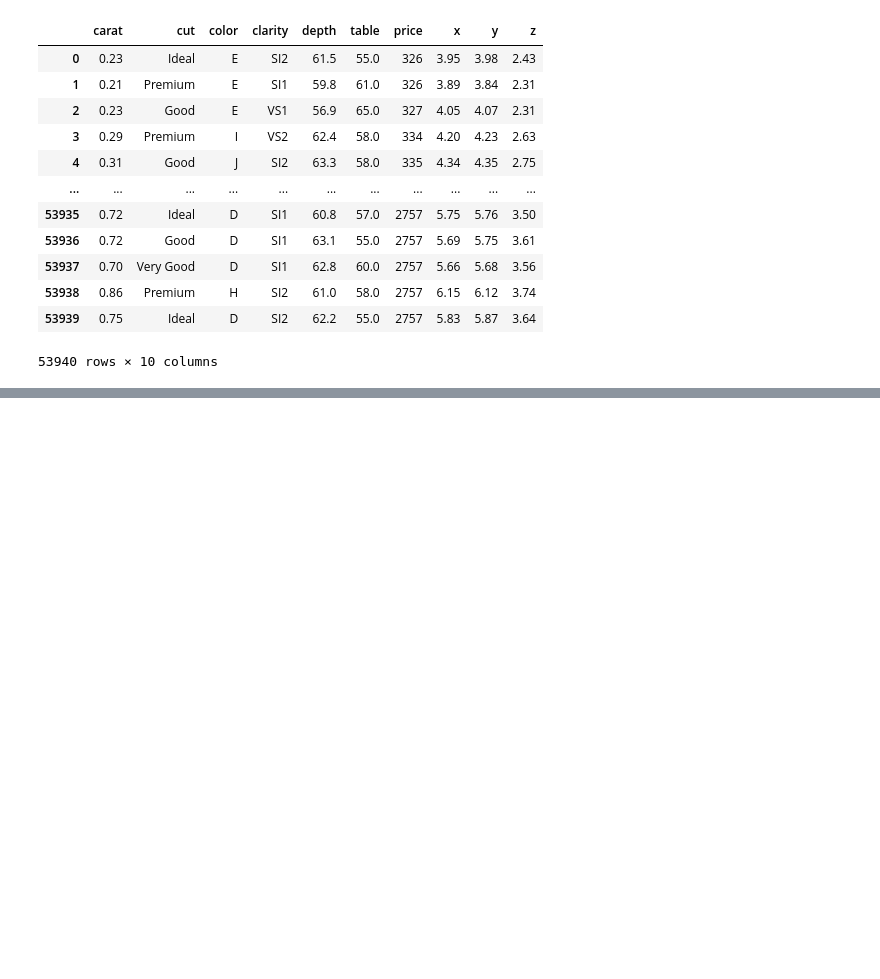
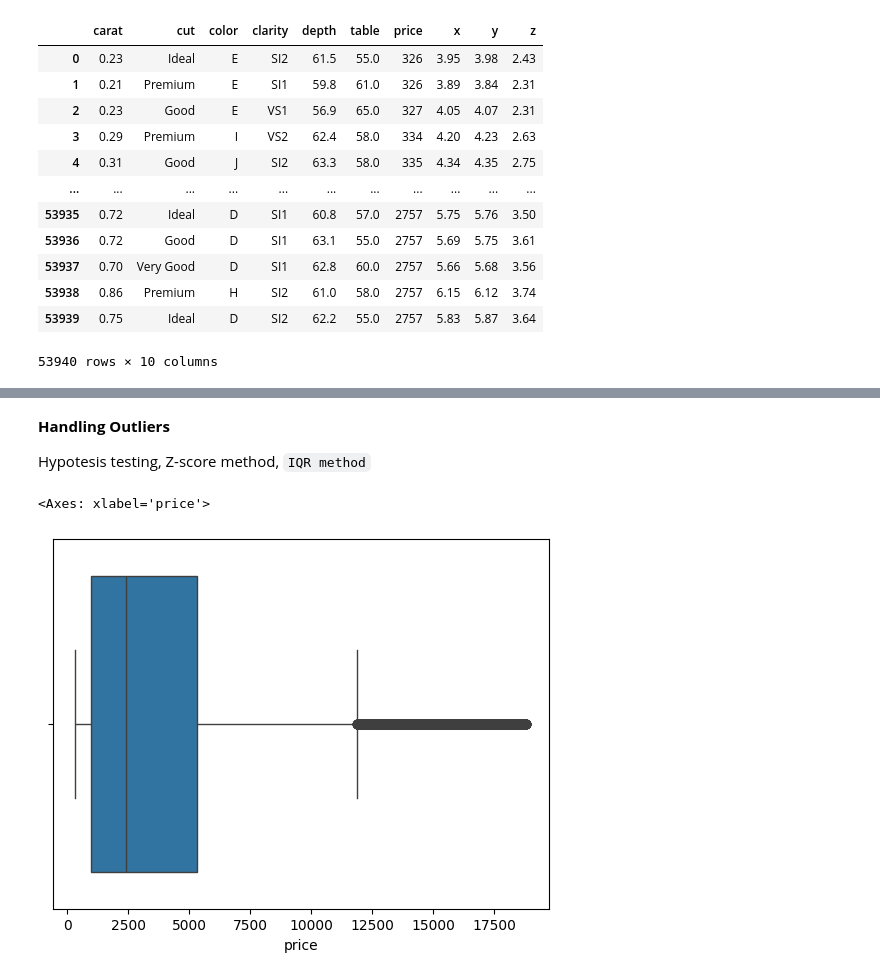
Before and after one commit to miftahfadil/Predictive-Analytics-Diamond-Prices, a Jupyter notebook: exploratory_data_analysis_diamond_prices.ipynb, the cells around one changed output, grey strips where cells are left out. Cells and saved outputs as stored; diff of their text form; code cells hidden in the pictures; blank space fills up the shorter version.

Commit message:
Progress EDA hadling missing value, outliers and univariate analysis for categorical features

```diff
--- a/exploratory_data_analysis_diamond_prices.ipynb
+++ b/exploratory_data_analysis_diamond_prices.ipynb
@@ -12,8 +12,9 @@ import seaborn as sns
 ## Data Loading
 Memuat dataset harga berlian dari `https://raw.githubusercontent.com/miftahfadil/Predictive-Analytics-Diamond-Prices/refs/heads/main/datasets/diamonds_dataset.csv`
 # %%
-dataset_url = "https://raw.githubusercontent.com/miftahfadil/Predictive-Analytics-Diamond-Prices/refs/heads/main/datasets/diamonds_dataset.csv"
-diamonds_dataset = pd.read_csv(dataset_url)
+# dataset_url = "https://raw.githubusercontent.com/miftahfadil/Predictive-Analytics-Diamond-Prices/refs/heads/main/datasets/diamonds_dataset.csv"
+dataset_path = "datasets/diamonds_dataset.csv"
+diamonds_dataset = pd.read_csv(dataset_path)
 diamonds_dataset
 # %% [output]
 |  | carat | cut | color | clarity | depth | table | price | x | y | z |
@@ -31,0 +106,5 @@ diamonds_dataset
+# %%
+# Drop baris pada kolom x, y, dan z yang bernilai 0
+diamonds_dataset = diamonds_dataset.loc[(diamonds_dataset[['x', 'y', 'z']]!=0).all(axis=1)]
+
+diamonds_dataset.shape
@@ -31,0 +125,10 @@ diamonds_dataset
+# %% [markdown]
+__Handling Outliers__
+
+
+Hypotesis testing, Z-score method, `IQR method`
+# %%
+sns.boxplot(x=diamonds_dataset['price'])
+# %% [output]
+<Axes: xlabel='price'>
+[figure, added]
```
Also changed, not shown: parts of 29 cells of this notebook.
